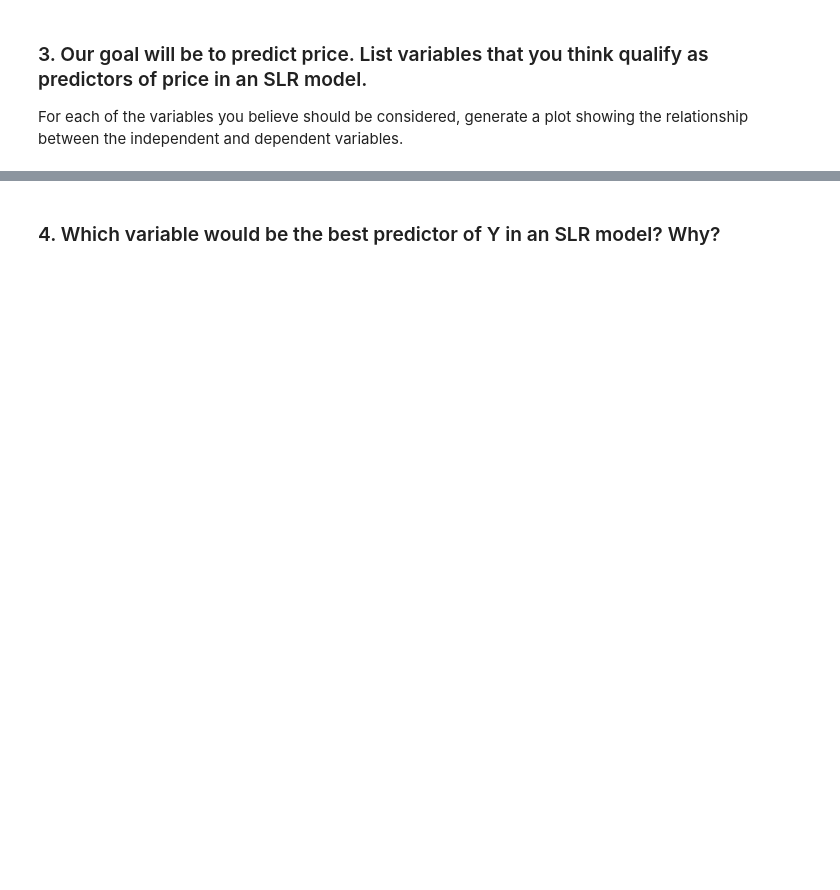
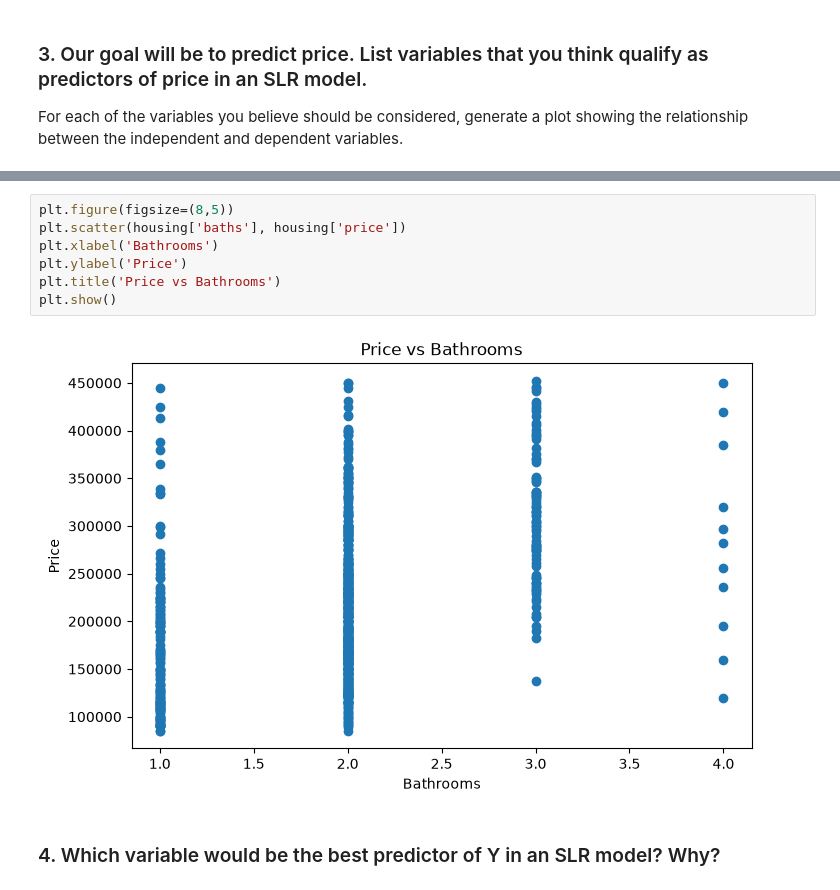
Before and after one commit to ntf0/labs_projects, a Jupyter notebook: labs/Regression/6.4.E1 Exercise regression.ipynb, the cells around one changed output, grey strips where cells are left out. Drawn from its saved outputs; the diff is of its cells as text; blank space fills up the shorter version.

```diff
--- a/labs/Regression/6.4.E1 Exercise regression.ipynb
+++ b/labs/Regression/6.4.E1 Exercise regression.ipynb
@@ -124,2 +257,11 @@ For each of the variables you believe should be considered, generate a plot show
+# %%
+plt.figure(figsize=(8,5))
+plt.scatter(housing['baths'], housing['price'])
+plt.xlabel('Bathrooms')
+plt.ylabel('Price')
+plt.title('Price vs Bathrooms')
+plt.show()
+# %% [output]
+[figure, added]
 # %% [markdown]
 ### 4. Which variable would be the best predictor of Y in an SLR model? Why?
```
Also changed, not shown: parts of 48 cells of this notebook, 1 other file.
